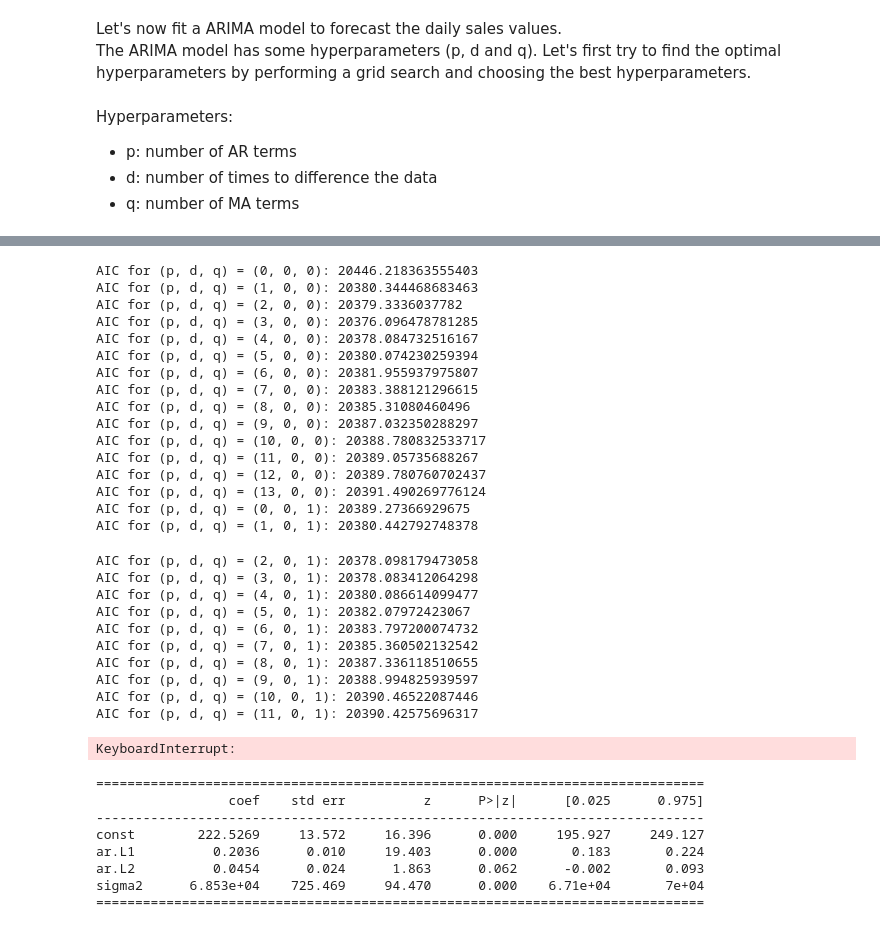
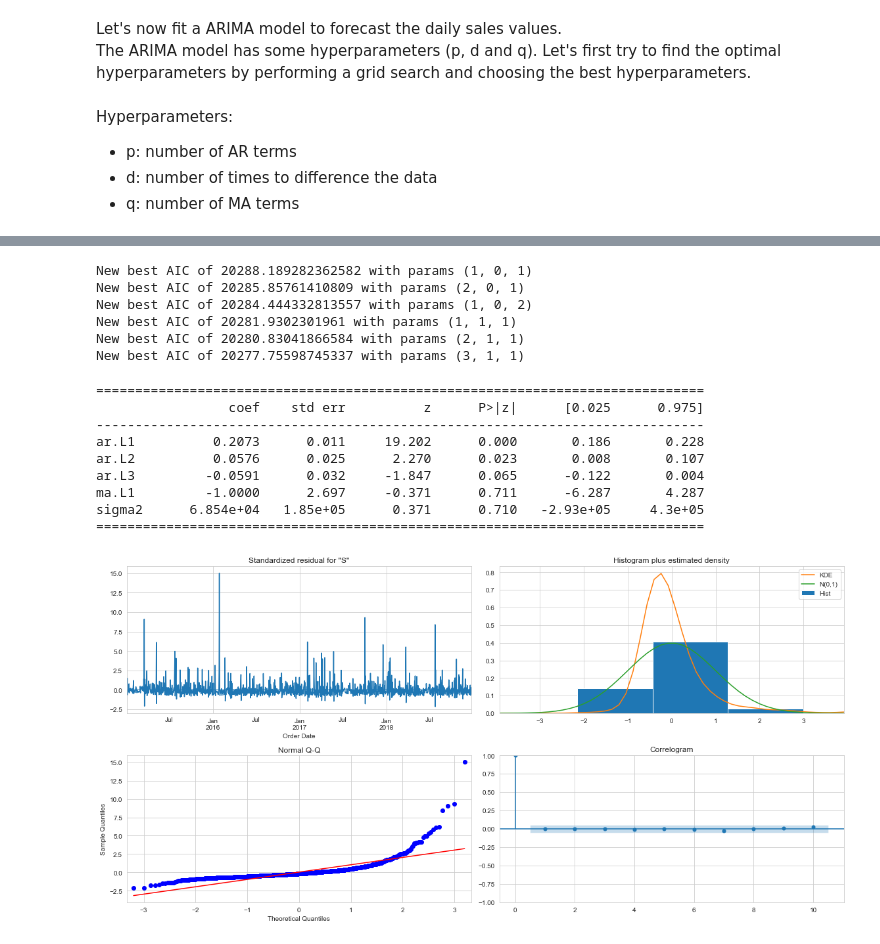
Before and after one commit to patrickbrus/IBM_Machine_Learning_Professional, a Jupyter notebook: Time_Series/Time_Series_Analysis.ipynb, the cells around one changed output, grey strips where cells are left out. Cells and saved outputs as stored; diff of their text form; code cells hidden in the pictures.

Commit message:
Feat: Finished ARIMA and started with RNN and LSTM

```diff
--- a/Time_Series/Time_Series_Analysis.ipynb
+++ b/Time_Series/Time_Series_Analysis.ipynb
@@ -191,3 +194,15 @@ Hyperparameters:
 - p: number of AR terms
 - d: number of times to difference the data
 - q: number of MA terms
+# %%
+# Lets first create a training and a hold-out test set which can later be used for making predictions
+num_samples = daily_sales.shape[0]
+num_samples_test = 7
+X_train = daily_sales["Sales"].iloc[:(num_samples - num_samples_test)]
+X_test = daily_sales["Sales"].iloc[(num_samples - num_samples_test):]
+
+print(f"Number of samples: {num_samples}")
+print(f"Number of training samples: {X_train.shape[0]}")
+print(f"Number of test samples: {X_test.shape[0]}")
+
+assert num_samples == X_train.shape[0] + X_test.shape[0], "Invalid separation into training and test set!"
@@ -194,53 +215,47 @@ Hyperparameters:
 # %%
-p_list = np.arange(0, 14)
-q_list = np.arange(0, 14)
+from statsmodels.tsa.arima.model import ARIMA
+
+p_list = np.arange(1, 5)
+q_list = np.arange(1, 5)
 d_list = np.arange(0, 2) # to incooperate linear trend and exponential trend
+best_aic = 1e8
+best_params = (0, 0, 0)
 
 for d in d_list:
     for q in q_list:
         for p in p_list:
-            model = ARIMA(daily_sales["Sales"], order=(p, d, q))
+            model = ARIMA(X_train, order=(p, d, q))
             results = model.fit()
-            print(f"AIC for (p, d, q) = ({p}, {d}, {q}): {results.aic}")
+            aic_val = results.aic
+            if aic_val < best_aic:
+                best_params = (p, d, q)
+                best_aic = aic_val
+                print(f"New best AIC of {aic_val} with params ({p}, {d}, {q})")
 # %% [output]
-AIC for (p, d, q) = (0, 0, 0): 20446.218363555403
-AIC for (p, d, q) = (1, 0, 0): 20380.344468683463
-AIC for (p, d, q) = (2, 0, 0): 20379.3336037782
-AIC for (p, d, q) = (3, 0, 0): 20376.096478781285
-AIC for (p, d, q) = (4, 0, 0): 20378.084732516167
-AIC for (p, d, q) = (5, 0, 0): 20380.074230259394
-AIC for (p, d, q) = (6, 0, 0): 20381.955937975807
-AIC for (p, d, q) = (7, 0, 0): 20383.388121296615
-AIC for (p, d, q) = (8, 0, 0): 20385.31080460496
-AIC for (p, d, q) = (9, 0, 0): 20387.032350288297
-AIC for (p, d, q) = (10, 0, 0): 20388.780832533717
-AIC for (p, d, q) = (11, 0, 0): 20389.05735688267
-AIC for (p, d, q) = (12, 0, 0): 20389.780760702437
-AIC for (p, d, q) = (13, 0, 0): 20391.490269776124
-AIC for (p, d, q) = (0, 0, 1): 20389.27366929675
-AIC for (p, d, q) = (1, 0, 1): 20380.442792748378
+New best AIC of 20288.189282362582 with params (1, 0, 1)
+New best AIC of 20285.85761410809 with params (2, 0, 1)
+New best AIC of 20284.444332813557 with params (1, 0, 2)
+New best AIC of 20281.9302301961 with params (1, 1, 1)
+New best AIC of 20280.83041866584 with params (2, 1, 1)
+New best AIC of 20277.75598745337 with params (3, 1, 1)
-AIC for (p, d, q) = (2, 0, 1): 20378.098179473058
-AIC for (p, d, q) = (3, 0, 1): 20378.083412064298
-AIC for (p, d, q) = (4, 0, 1): 20380.086614099477
-AIC for (p, d, q) = (5, 0, 1): 20382.07972423067
-AIC for (p, d, q) = (6, 0, 1): 20383.797200074732
-AIC for (p, d, q) = (7, 0, 1): 20385.360502132542
-AIC for (p, d, q) = (8, 0, 1): 20387.336118510655
-AIC for (p, d, q) = (9, 0, 1): 20388.994825939597
-AIC for (p, d, q) = (10, 0, 1): 20390.46522087446
-AIC for (p, d, q) = (11, 0, 1): 20390.42575696317
-KeyboardInterrupt:
 # %%
-from statsmodels.tsa.arima.model import ARIMA
-model = ARIMA(daily_sales["Sales"], order=(2, 0, 0))
+model = ARIMA(X_train, order=best_params)
 results = model.fit()
 print(results.summary().tables[1])
 # %% [output]
 ==============================================================================
                  coef    std err          z      P>|z|      [0.025      0.975]
 ------------------------------------------------------------------------------
-const        222.5269     13.572     16.396      0.000     195.927     249.127
-ar.L1          0.2036      0.010     19.403      0.000       0.183       0.224
-ar.L2          0.0454      0.024      1.863      0.062      -0.002       0.093
-sigma2      6.853e+04    725.469     94.470      0.000    6.71e+04       7e+04
+ar.L1          0.2073      0.011     19.202      0.000       0.186       0.228
+ar.L2          0.0576      0.025      2.270      0.023       0.008       0.107
+ar.L3         -0.0591      0.032     -1.847      0.065      -0.122       0.004
+ma.L1         -1.0000      2.697     -0.371      0.711      -6.287       4.287
+sigma2      6.854e+04   1.85e+05      0.371      0.710   -2.93e+05     4.3e+05
 ==============================================================================
+# %%
+results.plot_diagnostics(figsize=(16, 8))
+plt.tight_layout()
+plt.savefig(r"figures\results_ARIMA.pdf")
+plt.show()
+# %% [output]
+[figure, added]
```
Also changed, not shown: parts of 23 cells of this notebook, 9 other files.
